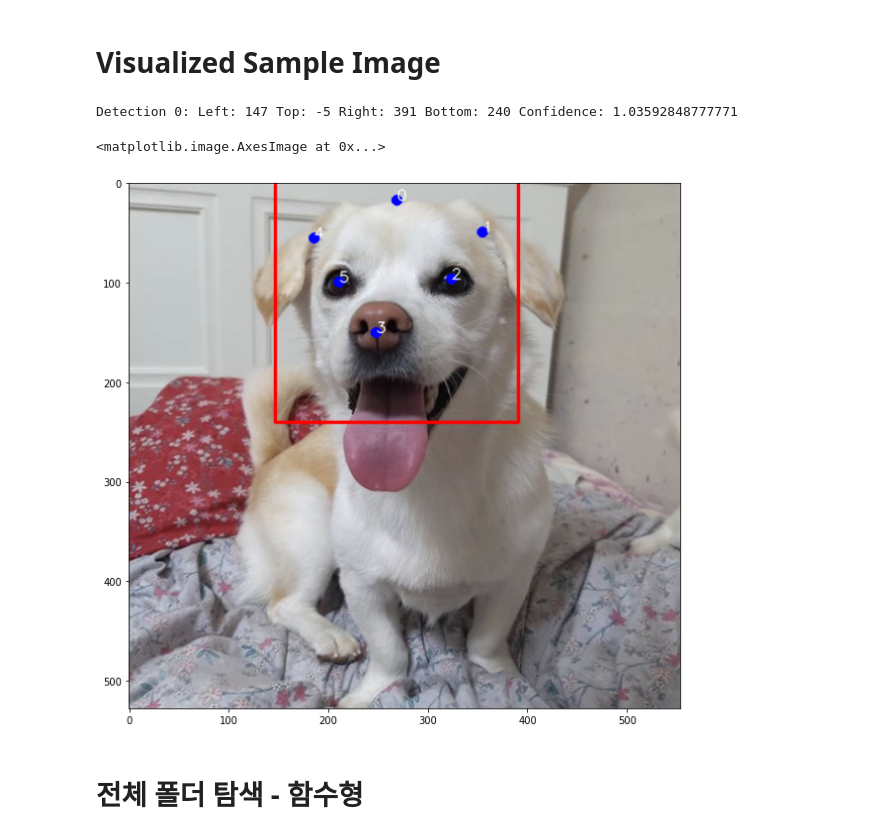
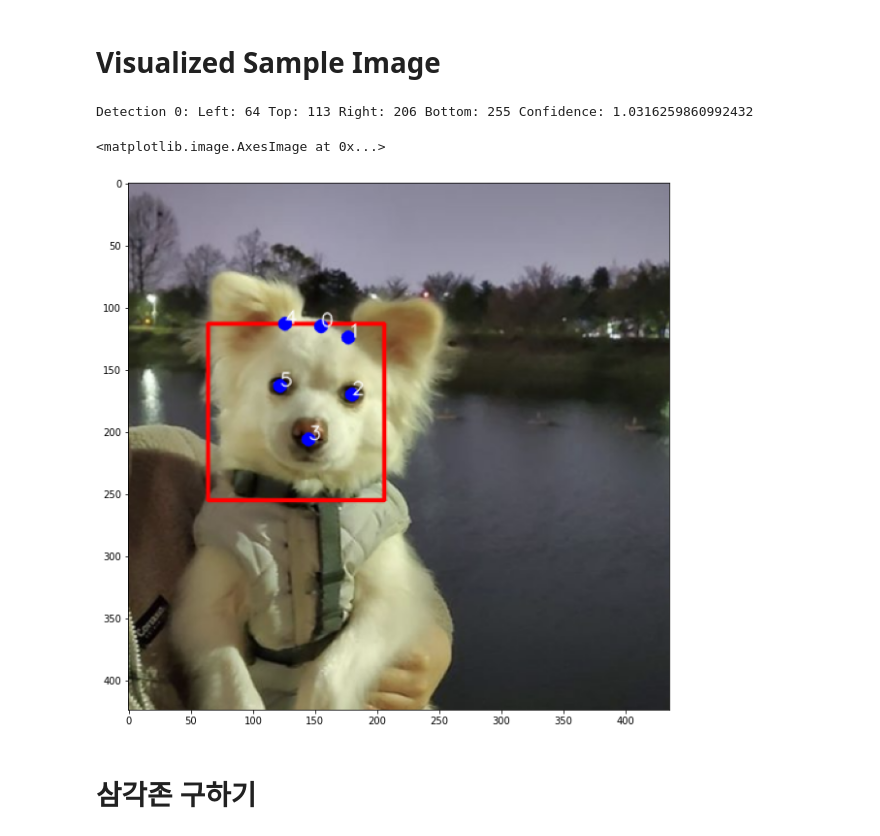
Before and after one commit to jinnyjinny/DogFaceClassification, a Jupyter notebook: landmark.ipynb, the cells around one changed output. Cells and saved outputs as stored; diff of their text form; code cells hidden in the pictures.

```diff
--- a/landmark.ipynb
+++ b/landmark.ipynb
@@ -81,42 +28,46 @@ jeolmi_5 [440   7 580  56 577 192 565 279 274  35 379 176]
 # %% [markdown]
 # Visualized Sample Image
 # %%
-img_path = '/content/drive/My Drive/Cap/data/real/train/jeolmi/jeolmi_3.png'
+##### Load Model #####
+detector = dlib.cnn_face_detection_model_v1('/content/drive/My Drive/Cap/dogHeadDetector.dat')
+predictor = dlib.shape_predictor('/content/drive/My Drive/Cap/landmarkDetector.dat')
+
+img_path = '/content/drive/My Drive/Cap/data/real/train/zzo/zzo_2.png'
 filename, ext = os.path.splitext(os.path.basename(img_path))
 img = cv2.imread(img_path)
 img = cv2.cvtColor(img, cv2.COLOR_BGR2RGB)
 
 # Detect Face
 dets = detector(img, upsample_num_times=1)
 img_result = img.copy()
 
 for i, d in enumerate(dets):
     print("Detection {}: Left: {} Top: {} Right: {} Bottom: {} Confidence: {}".format(i, d.rect.left(), d.rect.top(), d.rect.right(), d.rect.bottom(), d.confidence))
 
     x1, y1 = d.rect.left(), d.rect.top()
     x2, y2 = d.rect.right(), d.rect.bottom()
 
     cv2.rectangle(img_result, pt1=(x1, y1), pt2=(x2, y2), thickness=2, color=(255,0,0), lineType=cv2.LINE_AA)
 
 # Detect Landmarks
 shapes = []
 
 for i, d in enumerate(dets):
     shape = predictor(img, d.rect)
     shape = face_utils.shape_to_np(shape)
     re = shape.reshape(-1) # x0 y0 x1 y1 x2 y2 x3 y3 x4 y4 x5 y5
     for i, p in enumerate(shape):
         shapes.append(shape)
         cv2.circle(img_result, center=tuple(p), radius=5, color=(0,0,255), thickness=-5, lineType=cv2.LINE_AA)
         cv2.putText(img_result, str(i), tuple(p), cv2.FONT_HERSHEY_SIMPLEX, 0.5, (255,255,255), 1, cv2.LINE_AA)
 
 img_out = cv2.cvtColor(img_result, cv2.COLOR_RGB2BGR)
 plt.figure(figsize=(10, 10))
 plt.imshow(img_result)
 # %% [output]
-Detection 0: Left: 147 Top: -5 Right: 391 Bottom: 240 Confidence: 1.03592848777771
+Detection 0: Left: 64 Top: 113 Right: 206 Bottom: 255 Confidence: 1.0316259860992432
 <matplotlib.image.AxesImage at 0x...>
-[figure, old version]
+[figure, new version]
-# %% [markdown]
-# 전체 폴더 탐색 - 함수형
+# %% [markdown]
+# 삼각존 구하기
 # %%
```
Also changed, not shown: parts of 12 cells of this notebook.
